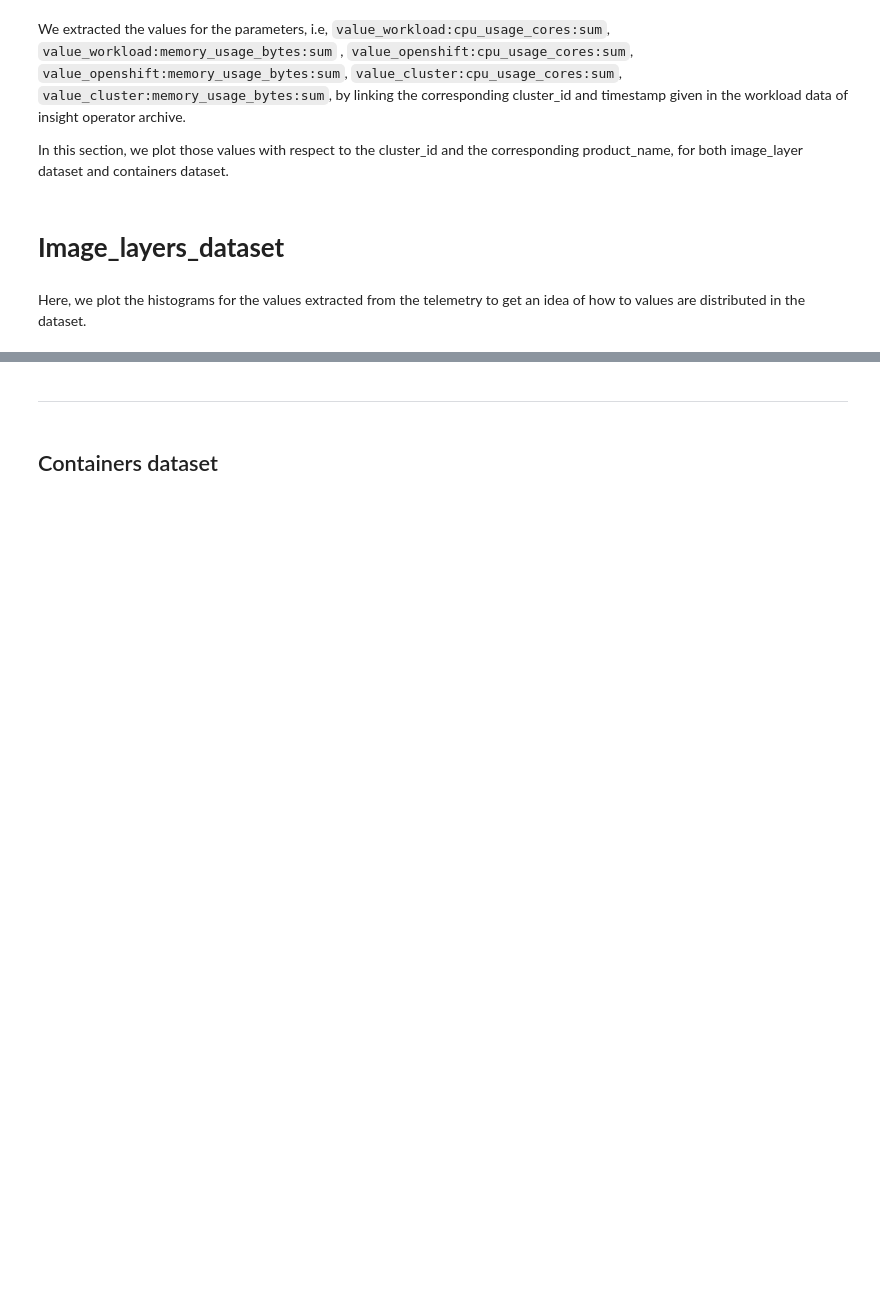
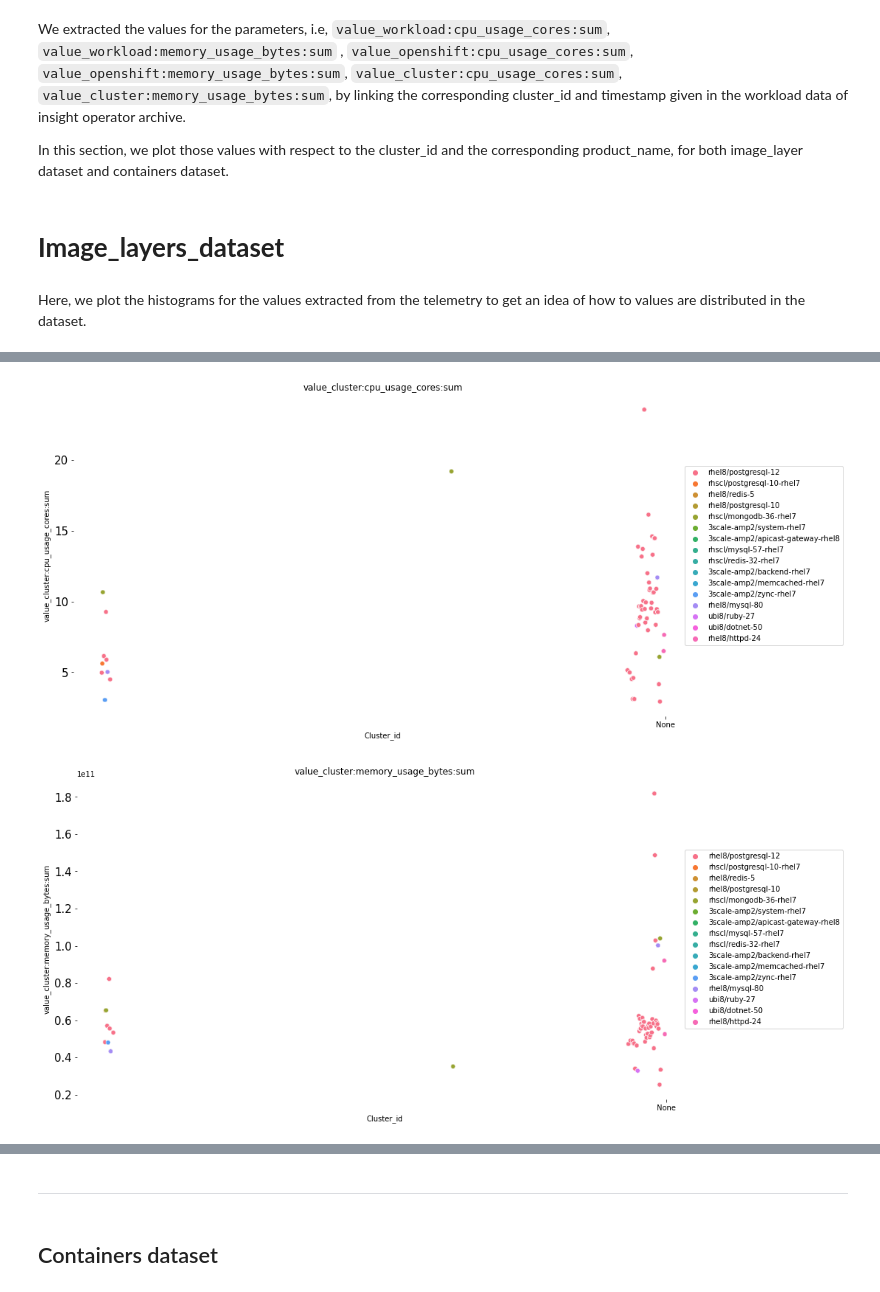
Before and after one commit to suppathak/openshift-workload-fingerprinting_old, a Jupyter notebook: notebooks/EDA_workload_demo.ipynb, the cells around one changed output, grey strips where cells are left out. Drawn from its saved outputs; the diff is of its cells as text; code cells hidden in the pictures; blank space fills up the shorter version.

```diff
--- a/notebooks/EDA_workload_demo.ipynb
+++ b/notebooks/EDA_workload_demo.ipynb
@@ -966,0 +1022,28 @@ The above table gives us a <u>mean</u> estimation of the cpu_usage and memory_us
+# %%
+df_imageNOS = df_image[~df_image["name"].str.contains(rstr, na=False)]
+# %%
+# Plot
+image_value_columns = [
+    "value_cluster:cpu_usage_cores:sum",
+    "value_cluster:memory_usage_bytes:sum",
+]
+
+for col in image_value_columns:
+    fig, ax = plt.subplots(1, 1, figsize=(15, 8))
+    g = sns.scatterplot(
+        x=df_imageNOS["cluster_id"],
+        y=df_imageNOS[col],
+        data=df_imageNOS,
+        hue=df_imageNOS["name"],
+        legend=True,
+    )
+    g.legend(loc="right", bbox_to_anchor=(1.25, 0.5), ncol=1)
+    plt.title(col)
+    plt.xlabel("Cluster_id")
+    plt.ylabel(col)
+    plt.xticks("None")
+    plt.yticks(fontsize=15)
+    plt.box(False)
+# %% [output]
+[figure, added]
+[figure, added]
```
Also changed, not shown: parts of 61 cells of this notebook.
